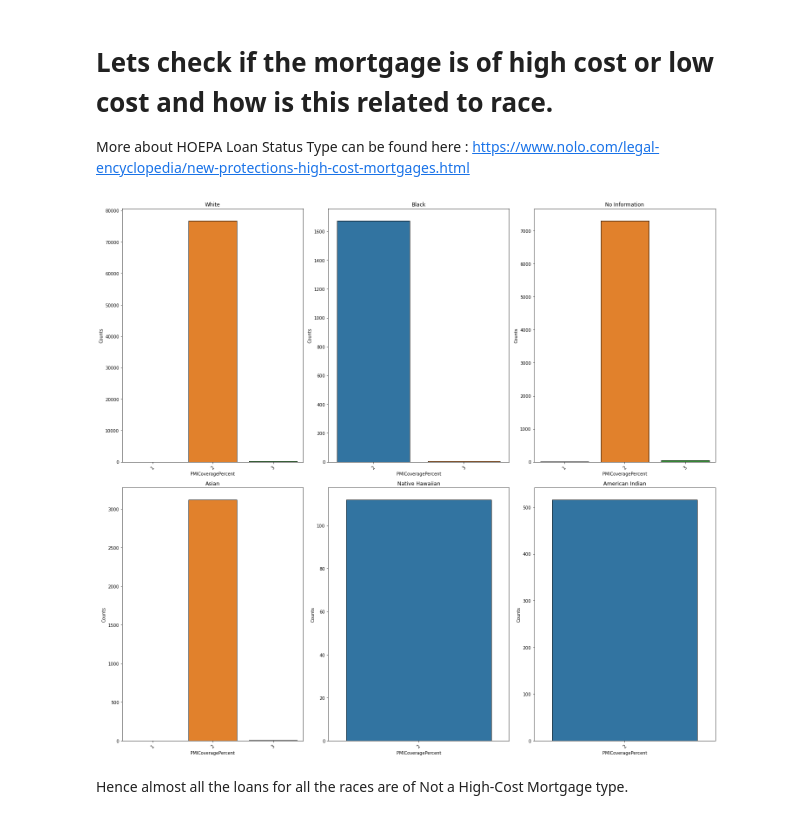
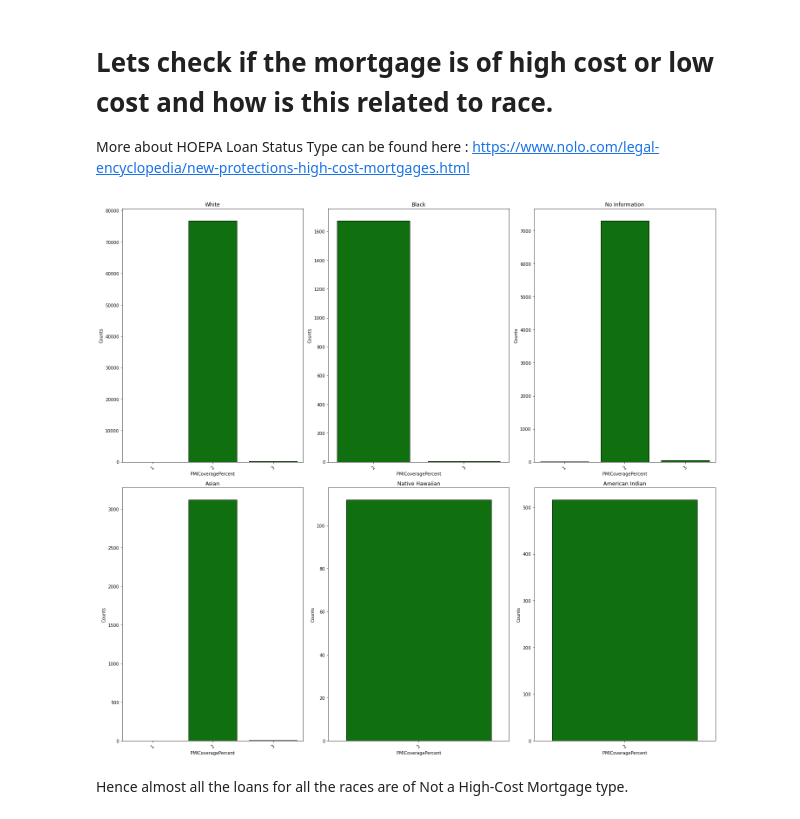
Before and after one commit to syadav12-hawk/check_mortgage_loan_disparity, a Jupyter notebook: EDA.ipynb, the cells around one changed output. Saved outputs shown, nothing was run; the diff lists cells and outputs as text; code cells hidden in the pictures.

```diff
--- a/EDA.ipynb
+++ b/EDA.ipynb
@@ -310,3 +310,9 @@ df_2019[df_2019['CensusTractMinorityRatioPercent']>50]['CensusTractMinorityRatio
 84.333     1
 65.170     1
 Name: CensusTractMinorityRatioPercent, Length: 3802, dtype: int64
+# %%
+other_race=["Asian","Black","American Indian","Native Hawaiian"]
+df_temp=df_2019[df_2019["Borrower1Race1Type"].isin(other_race)]
+df_2019['Borrower1Race1Type_others']=df_2019["Borrower1Race1Type"]
+for race in other_race:
+    df_2019["Borrower1Race1Type_others"].replace(race,"Other Races",inplace=True)
@@ -1085,21 +1112,21 @@ More about HOEPA Loan Status Type can be found here : https://www.nolo.com/legal
 # %%
 #Check HousingExpenseRatioPercent vs race.
 r=0
 c=0
 f, axes = plt.subplots(2, 3,figsize = (20,18))
 for race in df_2019["Borrower1Race1Type"].unique():
     if c>2:
         r=r+1
         c=0
-    sns.countplot(x="HOEPALoanStatusType",edgecolor="black", data=df_2019[(df_2019['Borrower1Race1Type']==race)],ax=axes[r, c])
+    sns.countplot(x="HOEPALoanStatusType",edgecolor="black",color='green',data=df_2019[(df_2019['Borrower1Race1Type']==race)],ax=axes[r, c])
     axes[r, c].set_xlabel('PMICoveragePercent')
     axes[r, c].set_ylabel('Counts')
     plt.setp(axes[r, c].xaxis.get_majorticklabels(), rotation=45)
     axes[r, c].set_title(race)
     c=c+1
 f.tight_layout()
 plt.show()
 # %% [output]
-[figure, old version]
+[figure, new version]
 # %% [markdown]
 Hence almost all the loans for all the races are of Not a High-Cost Mortgage type.
```
Also changed, not shown: parts of 46 cells of this notebook.
